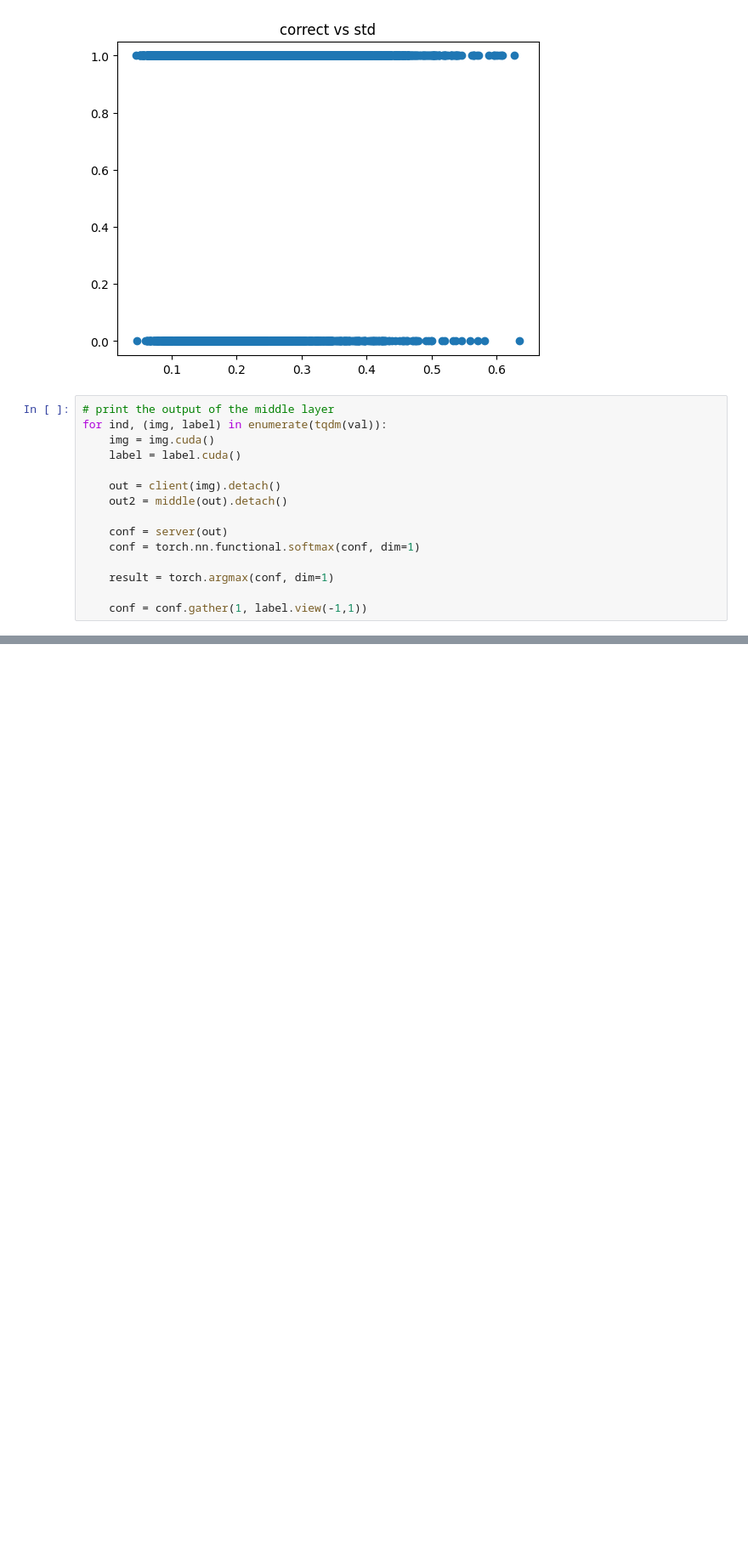
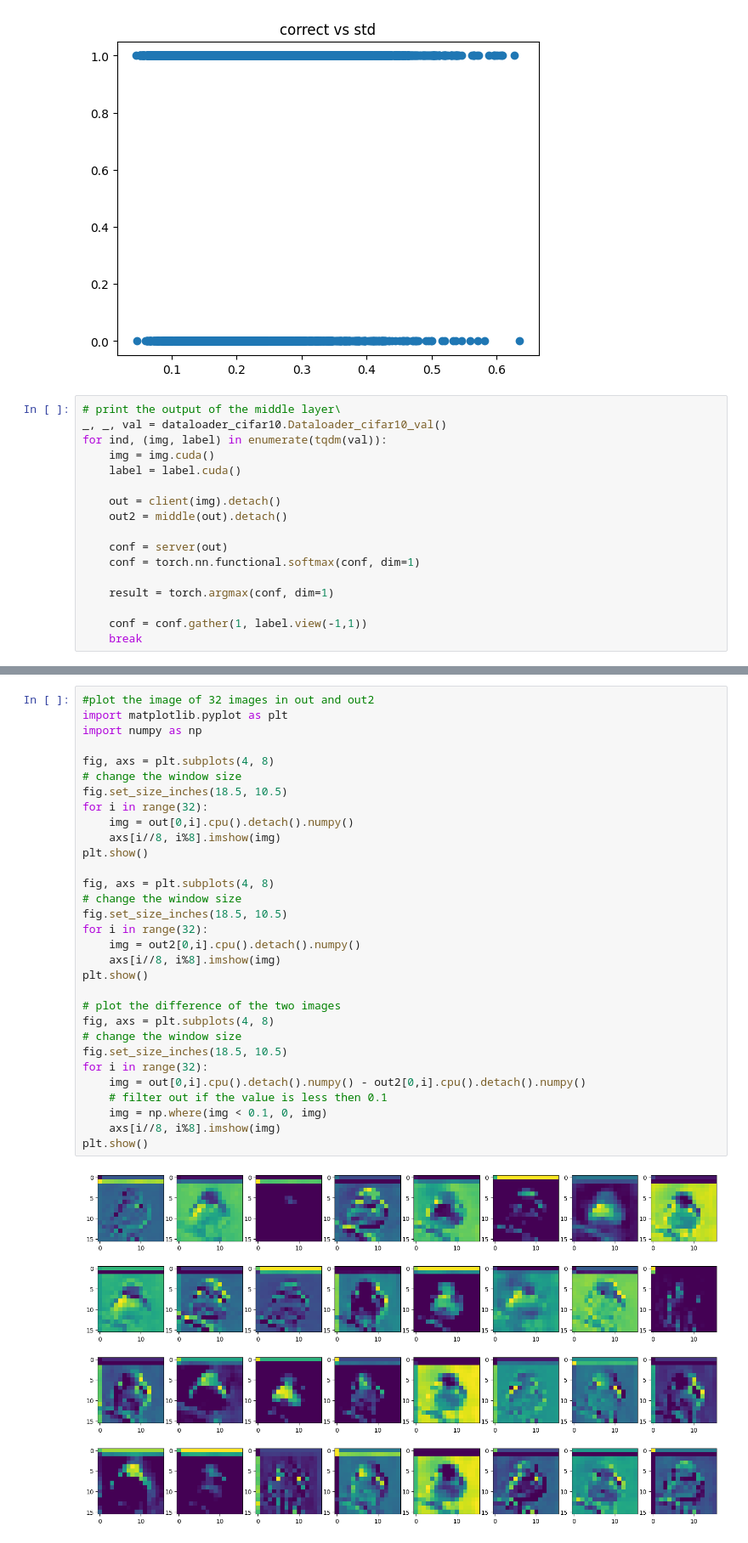
Before and after one commit to TonyPeng-2018/Adaptfilter, a Jupyter notebook: util_cal_time.ipynb, the cells around one changed output, grey strips where cells are left out. Shown at 85% size. Drawn from its saved outputs; the diff is of its cells as text; blank space fills up the shorter version.

```diff
--- a/util_cal_time.ipynb
+++ b/util_cal_time.ipynb
@@ -229,7 +229,8 @@ Files already downloaded and verified
 [figure]
 [figure]
 # %%
-# print the output of the middle layer
+# print the output of the middle layer\
+_, _, val = dataloader_cifar10.Dataloader_cifar10_val()
 for ind, (img, label) in enumerate(tqdm(val)):
     img = img.cuda()
     label = label.cuda()
@@ -243,3 +244,4 @@ for ind, (img, label) in enumerate(tqdm(val)):
     result = torch.argmax(conf, dim=1)
 
     conf = conf.gather(1, label.view(-1,1))
+    break
@@ -245,0 +292,33 @@ for ind, (img, label) in enumerate(tqdm(val)):
+# %%
+#plot the image of 32 images in out and out2
+import matplotlib.pyplot as plt
+import numpy as np
+
+fig, axs = plt.subplots(4, 8)
+# change the window size
+fig.set_size_inches(18.5, 10.5)
+for i in range(32):
+    img = out[0,i].cpu().detach().numpy()
+    axs[i//8, i%8].imshow(img)
+plt.show()
+
+fig, axs = plt.subplots(4, 8)
+# change the window size
+fig.set_size_inches(18.5, 10.5)
+for i in range(32):
+    img = out2[0,i].cpu().detach().numpy()
+    axs[i//8, i%8].imshow(img)
+plt.show()
+
+# plot the difference of the two images
+fig, axs = plt.subplots(4, 8)
+# change the window size
+fig.set_size_inches(18.5, 10.5)
+for i in range(32):
+    img = out[0,i].cpu().detach().numpy() - out2[0,i].cpu().detach().numpy()
+    # filter out if the value is less then 0.1
+    img = np.where(img < 0.1, 0, img)
+    axs[i//8, i%8].imshow(img)
+plt.show()
+# %% [output]
+[figure, added]
```
Also changed, not shown: parts of 8 cells of this notebook, 20 other files.
